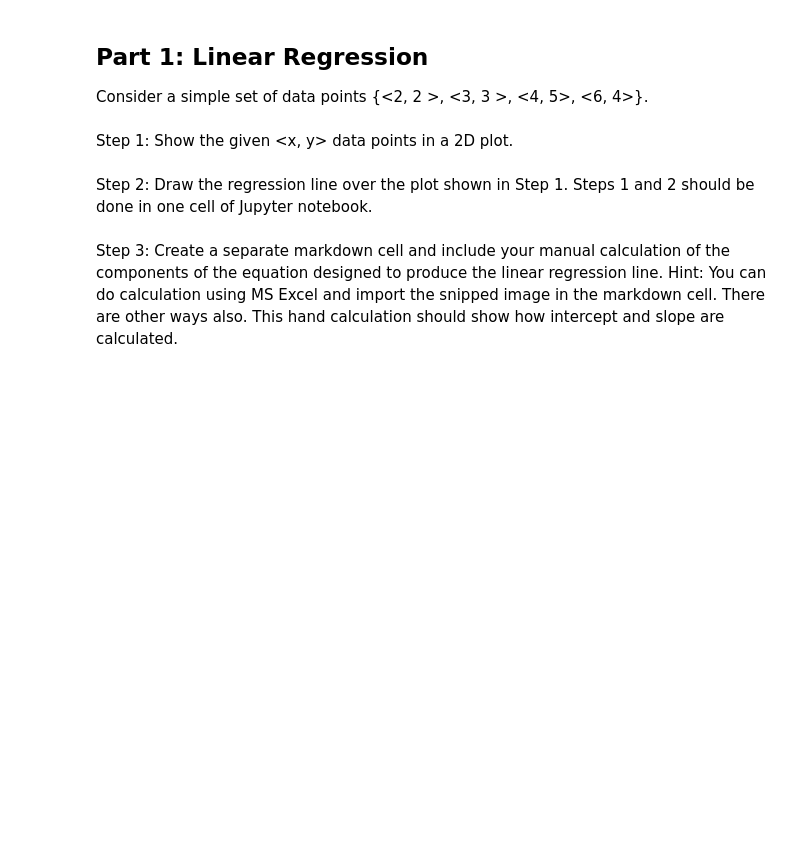
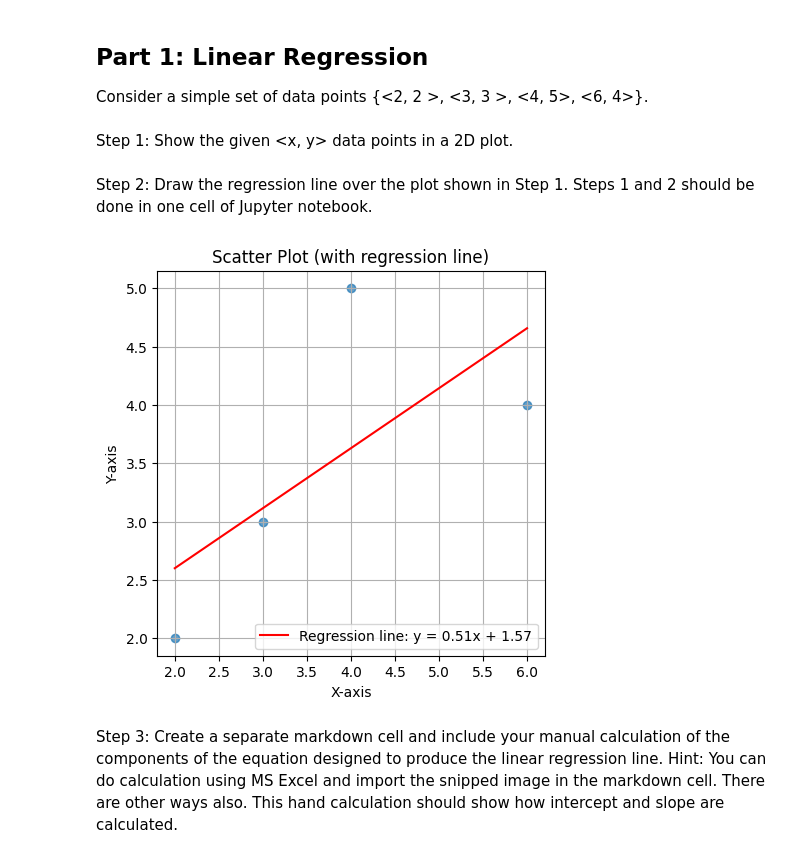
Before and after one commit to MubsPokesart/CSE5520, a Jupyter notebook: HW3/CSE5520_Fall2024_HW3_OshomahMubarak.ipynb, the cells around one changed output. Cells and saved outputs as stored; diff of their text form; code cells hidden in the pictures; blank space fills up the shorter version.

```diff
--- a/HW3/CSE5520_Fall2024_HW3_OshomahMubarak.ipynb
+++ b/HW3/CSE5520_Fall2024_HW3_OshomahMubarak.ipynb
@@ -13,5 +13,33 @@ Consider a simple set of data points {<2, 2 >, <3, 3 >, <4, 5>, <6, 4>}.
 Step 1: Show the given <x, y> data points in a 2D plot.
 # %% [markdown]
 Step 2: Draw the regression line over the plot shown in Step 1. Steps 1 and 2 should be done in one cell of Jupyter notebook.
+# %%
+import numpy as np
+import matplotlib.pyplot as plt
+
+# We plot and zip the points for future use
+plot_points_2d = [(2, 2), (3, 3), (4, 5), (6, 4)]
+x, y = zip(*plot_points_2d)
+
+plt.figure(figsize=(5,5))
+plt.scatter(x, y, alpha=0.7)
+
+# Step two work
+slope, intercept = np.polyfit(x, y, 1)
+x_line = np.linspace(min(x), max(x), 100)
+y_line = slope * x_line + intercept
+plt.plot(x_line, y_line, color='red', label=f'Regression line: y = {slope:.2f}x + {intercept:.2f}')
+
+
+plt.xlabel('X-axis')
+plt.ylabel('Y-axis')
+plt.title('Scatter Plot (with regression line)')
+
+plt.grid(True) # To show points easier
+plt.legend()
+plt.show()
+plt.close()
+# %% [output]
+[figure, added]
 # %% [markdown]
 Step 3: Create a separate markdown cell and include your manual calculation of the components of the equation designed to produce the linear regression line. Hint: You can do calculation using MS Excel and import the snipped image in the markdown cell. There are other ways also. This hand calculation should show how intercept and slope are calculated.
```
Also changed, not shown: parts of 19 cells of this notebook, 3 other files.
